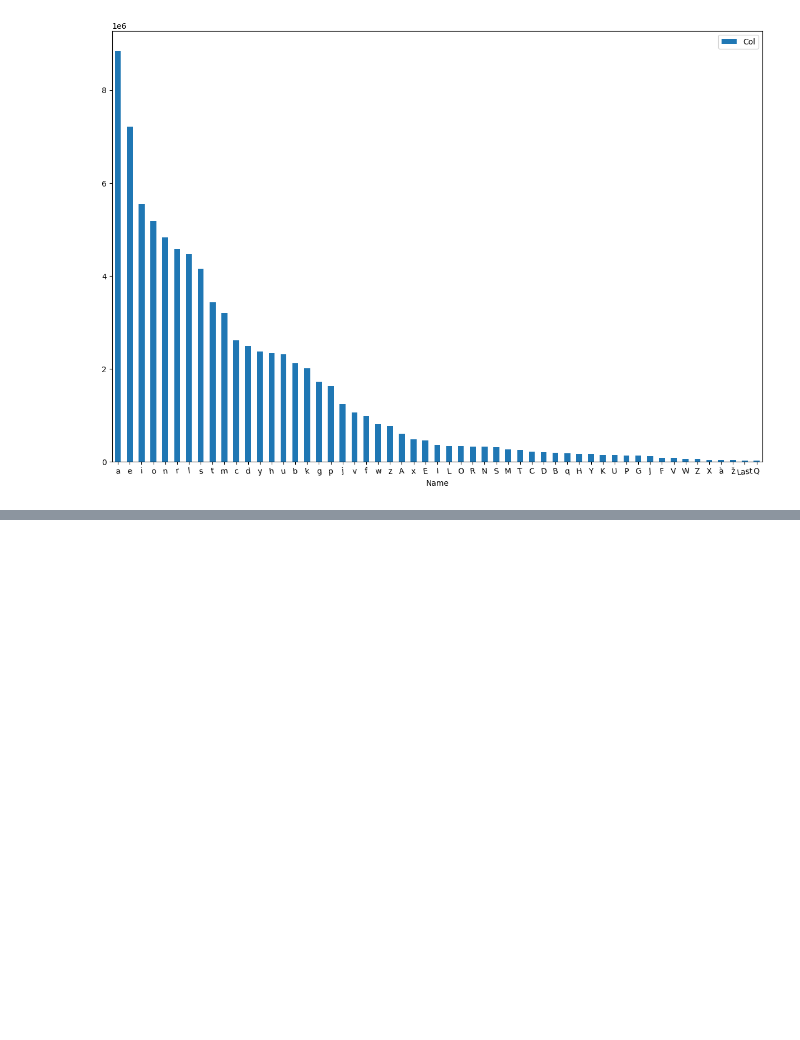
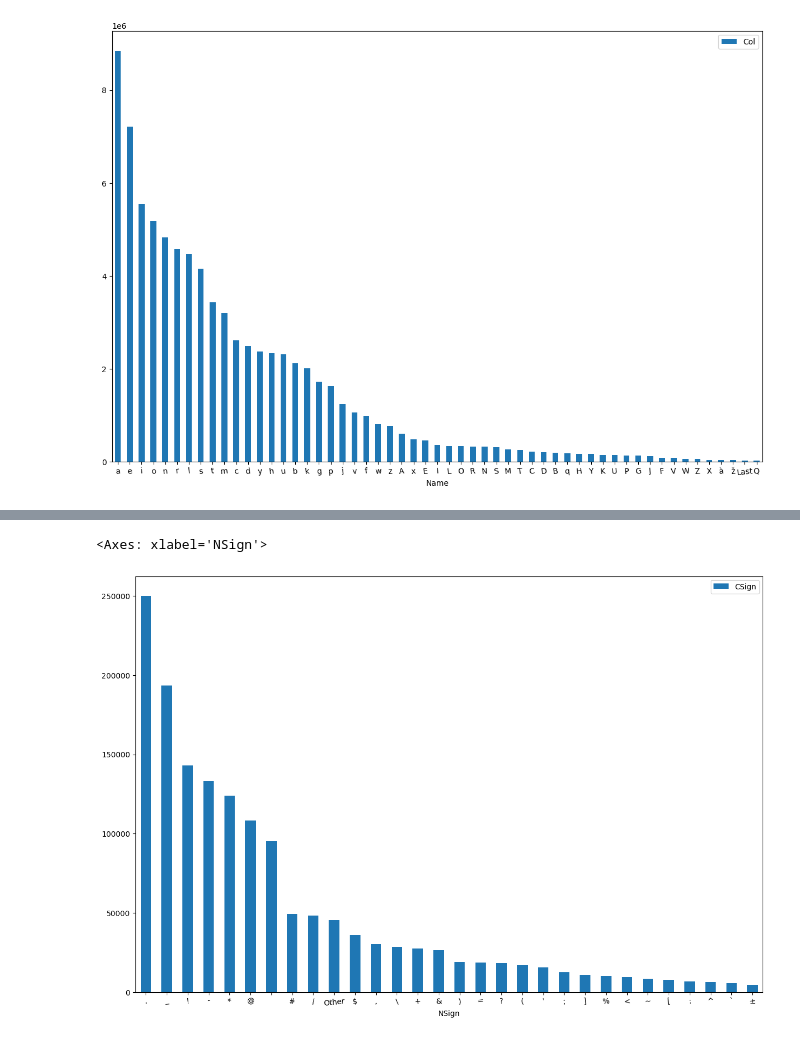
Before and after one commit to Nukutyn/PyProj, a Jupyter notebook: HW/DSISHW.ipynb, the cells around one changed output, grey strips where cells are left out. Saved outputs shown, nothing was run; the diff lists cells and outputs as text; code cells hidden in the pictures; blank space fills up the shorter version.

```diff
--- a/HW/DSISHW.ipynb
+++ b/HW/DSISHW.ipynb
@@ -221,0 +251,19 @@ BarAlf.plot(kind="bar", y="Col", x="Name", rot=6, fontsize=10, figsize=(15,10))
+# %%
+ColSign = pd.DataFrame({'NSign':SignsName, 'CSign':SignsVal})
+
+ColSign['CSign']=pd.to_numeric(ColSign['CSign'], errors='coerce')
+
+OtherAlf = ColSign[ColSign.CSign<3000]
+MainAlf = ColSign[ColSign.CSign>=3000]
+
+OtherAlfSum = OtherAlf.CSign.sum()
+OtherAlf=pd.Series(OtherAlfSum, index=["CSign"])
+
+BarAlf = MainAlf.append(pd.Series(OtherAlfSum, index=["CSign"], name="24"))
+BarAlf.NSign = BarAlf.NSign.fillna('Other')
+BarAlf = BarAlf.sort_values('CSign', ascending=False)
+
+BarAlf.plot(kind="bar", y="CSign", x="NSign", rot=6, fontsize=10, figsize=(15,10))
+# %% [output]
+<Axes: xlabel='NSign'>
+[figure, added]
```
Also changed, not shown: parts of 12 cells of this notebook.
